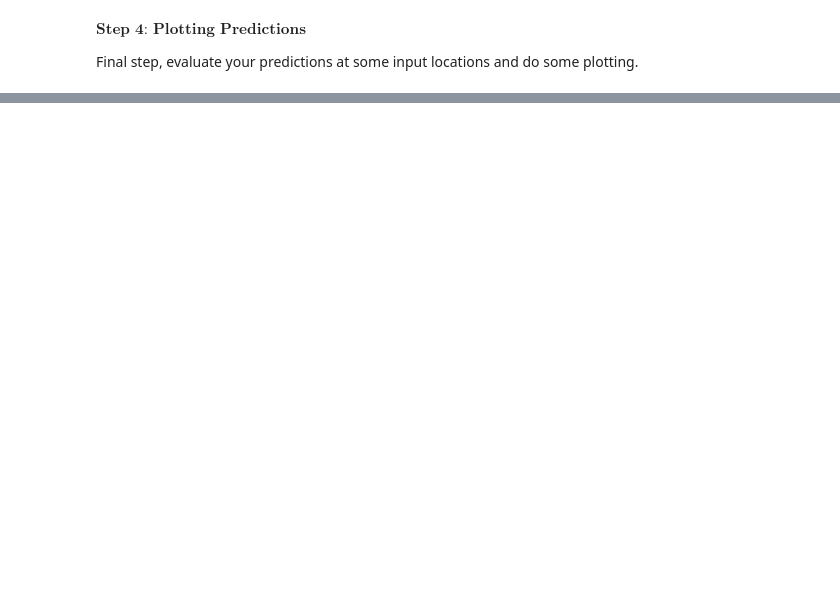
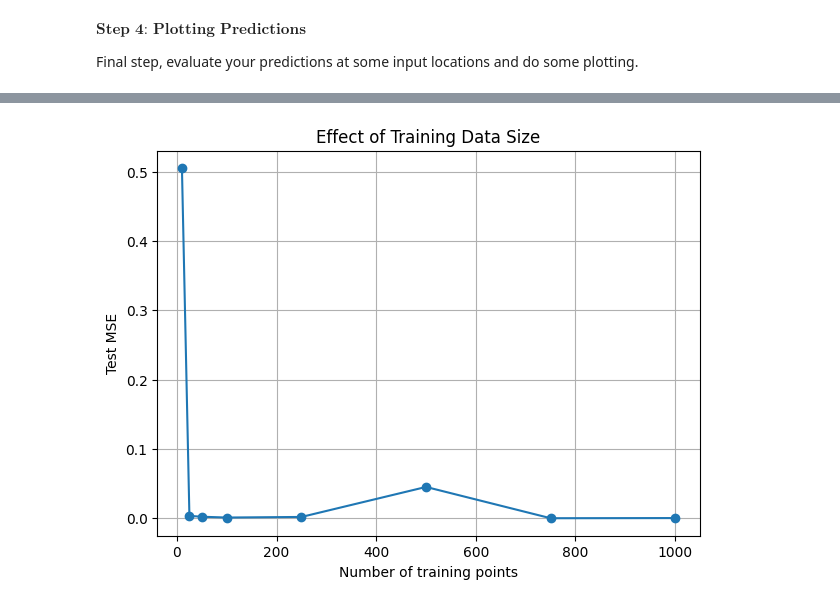
Before and after one commit to viba2001/AI_Science_Engineering_Fall26, a Jupyter notebook: Tutorial 01 Function approximation.ipynb, the cells around one changed output, grey strips where cells are left out. Cells and saved outputs as stored; diff of their text form; code cells hidden in the pictures; blank space fills up the shorter version.

```diff
--- a/Tutorial 01 Function approximation.ipynb
+++ b/Tutorial 01 Function approximation.ipynb
@@ -228,0 +217,13 @@ plt.show()
+# %%
+plt.figure(figsize=(7, 5))
+
+plt.plot(data_sizes, test_mse, "o-")
+
+plt.xlabel("Number of training points")
+plt.ylabel("Test MSE")
+plt.title("Effect of Training Data Size")
+
+plt.grid()
+plt.show()
+# %% [output]
+[figure, added]
```
Also changed, not shown: parts of 23 cells of this notebook.
